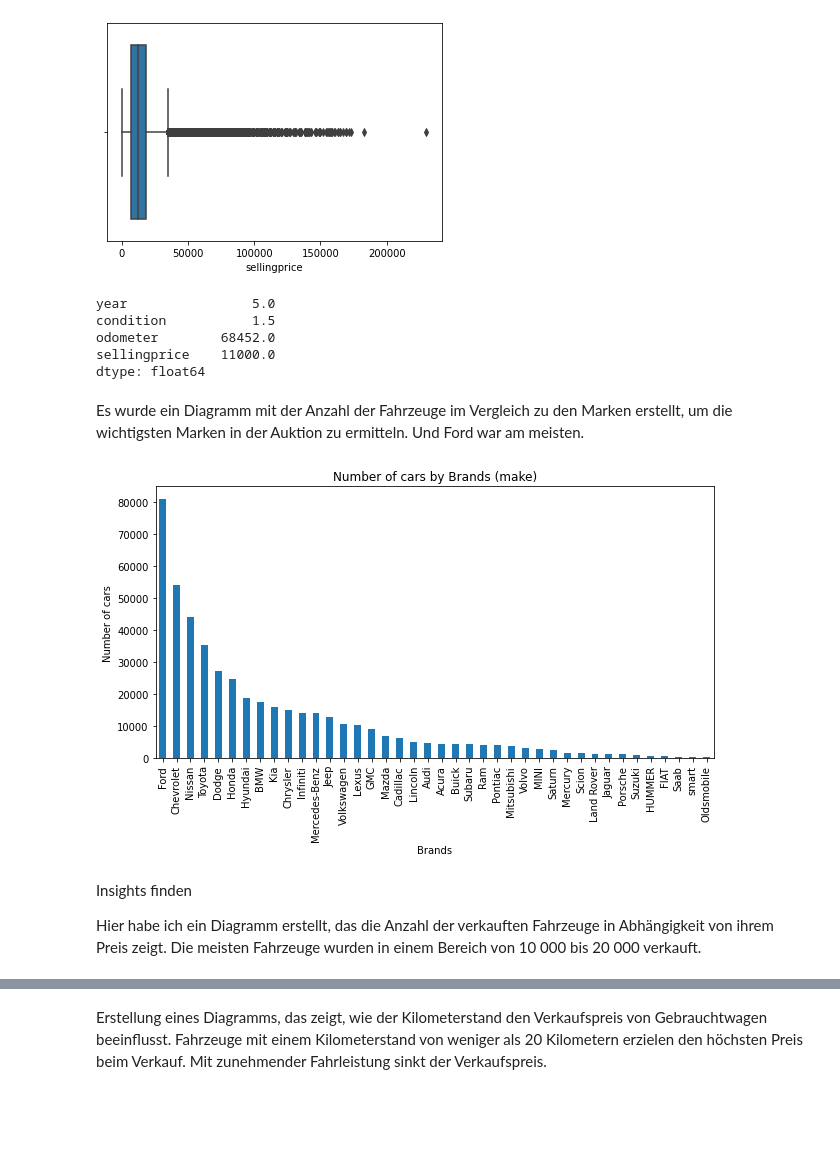
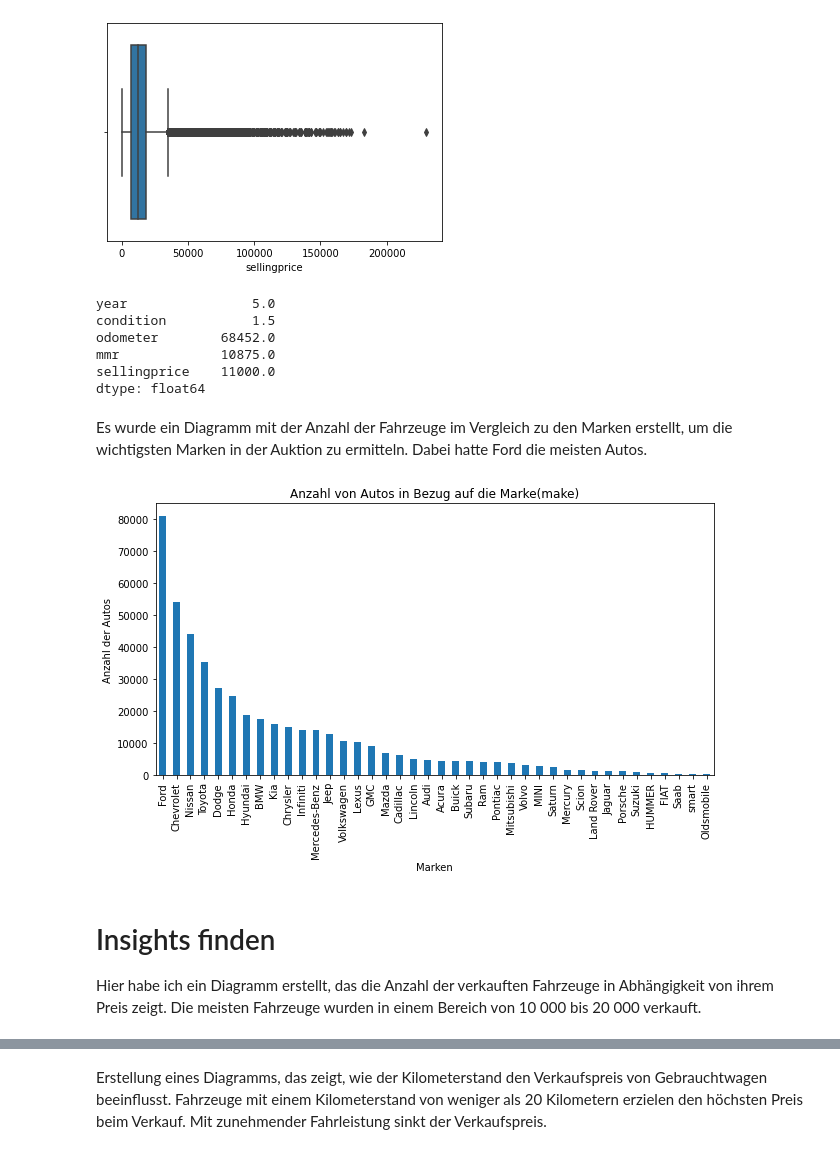
Before and after one commit to Jermaine-Ley/demo-page, a Jupyter notebook: _sources/Reg_EDA.ipynb, the cells around one changed output, grey strips where cells are left out. Cells and saved outputs as stored; diff of their text form; code cells hidden in the pictures; blank space fills up the shorter version.

```diff
--- a/_sources/Reg_EDA.ipynb
+++ b/_sources/Reg_EDA.ipynb
@@ -66,9 +64,8 @@ dtype: object
 # %% [markdown]
 Hier werde ich einige Zeilen löschen, die für die Daten unerheblich sind.
 # %%
-# To drop the irrelevant columns
-
-df = df.drop(['vin', 'mmr'], axis=1)
+# So lässt man die irrelevanten Spalten aus.
+df = df.drop(['vin'], axis=1)
 df.head(5)
 # %% [output]
 |  | year | make | model | trim | body | transmission | state | condition | odometer | color | ... |
@@ -168,8 +164,7 @@ sns.boxplot(x=df['sellingprice'])
 <AxesSubplot:xlabel='sellingprice'>
 [figure]
 # %%
-# Nothing to worry, If you don't understand this.
-# These are the steps for Box Plot
+# Dies sind die Schritte für den Box Plot
 
 Q1 = df.quantile(0.25)
 Q3 = df.quantile(0.75)
@@ -179,22 +174,23 @@ print(IQR)
 year                5.0
 condition           1.5
 odometer        68452.0
+mmr             10875.0
 sellingprice    11000.0
 dtype: float64
 # %% [markdown]
-Es wurde ein Diagramm mit der Anzahl der Fahrzeuge im Vergleich zu den Marken erstellt, um die wichtigsten Marken in der Auktion zu ermitteln. Und Ford war am meisten.
+Es wurde ein Diagramm mit der Anzahl der Fahrzeuge im Vergleich zu den Marken erstellt, um die wichtigsten Marken in der Auktion zu ermitteln. Dabei hatte Ford die meisten Autos.
 # %%
-# These are the steps for Bar Diagram
+# Dies sind die Schritte für das Balkendiagramm
 
 df.make.value_counts().nlargest(40).plot(kind='bar', figsize=(10,5))
-plt.title("Number of cars by Brands (make)")
-plt.ylabel('Number of cars')
-plt.xlabel('Brands');
+plt.title("Anzahl von Autos in Bezug auf die Marke(make)")
+plt.ylabel('Anzahl der Autos')
+plt.xlabel('Marken');
 # %% [output]
-[figure, old version]
+[figure, new version]
 # %% [markdown]
 
-Insights finden
+# Insights finden
 
 Hier habe ich ein Diagramm erstellt, das die Anzahl der verkauften Fahrzeuge in Abhängigkeit von ihrem Preis zeigt. Die meisten Fahrzeuge wurden in einem Bereich von 10 000 bis 20 000 verkauft.
 # %%
```
Also changed, not shown: parts of 19 cells of this notebook, 48 other files.
